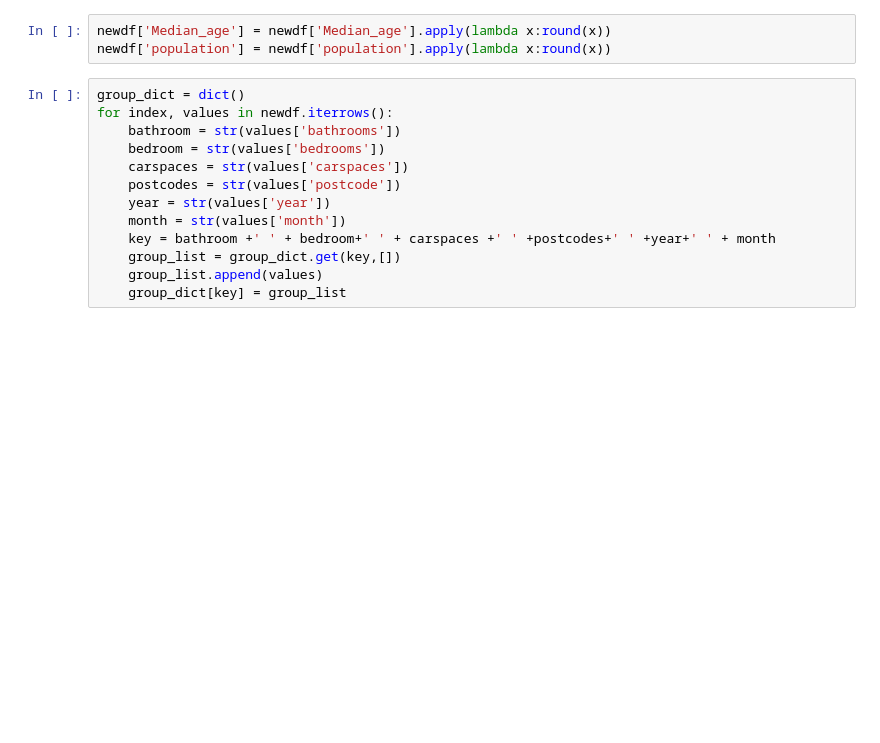
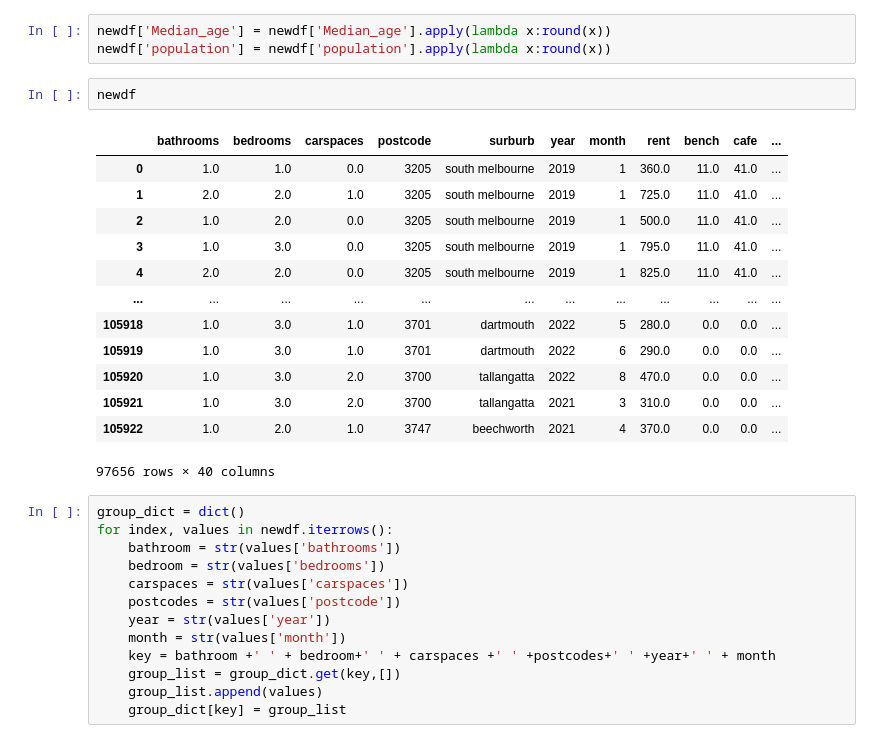
Before and after one commit to MAST30034-Applied-Data-Science/generic-real-estate-consulting-project-group-12, a Jupyter notebook: notebooks/final.ipynb, the cells around one changed output. Cells and saved outputs as stored; diff of their text form; blank space fills up the shorter version.

```diff
--- a/notebooks/final.ipynb
+++ b/notebooks/final.ipynb
@@ -211,6 +211,22 @@ house_count
 # %%
 newdf['Median_age'] = newdf['Median_age'].apply(lambda x:round(x))
 newdf['population'] = newdf['population'].apply(lambda x:round(x))
+# %%
+newdf
+# %% [output]
+|  | bathrooms | bedrooms | carspaces | postcode | surburb | year | month | rent | bench | cafe | ... |
+| 0 | 1.0 | 1.0 | 0.0 | 3205 | south melbourne | 2019 | 1 | 360.0 | 11.0 | 41.0 | ... |
+| 1 | 2.0 | 2.0 | 1.0 | 3205 | south melbourne | 2019 | 1 | 725.0 | 11.0 | 41.0 | ... |
+| 2 | 1.0 | 2.0 | 0.0 | 3205 | south melbourne | 2019 | 1 | 500.0 | 11.0 | 41.0 | ... |
+| 3 | 1.0 | 3.0 | 0.0 | 3205 | south melbourne | 2019 | 1 | 795.0 | 11.0 | 41.0 | ... |
+| 4 | 2.0 | 2.0 | 0.0 | 3205 | south melbourne | 2019 | 1 | 825.0 | 11.0 | 41.0 | ... |
+| ... | ... | ... | ... | ... | ... | ... | ... | ... | ... | ... | ... |
+| 105918 | 1.0 | 3.0 | 1.0 | 3701 | dartmouth | 2022 | 5 | 280.0 | 0.0 | 0.0 | ... |
+| 105919 | 1.0 | 3.0 | 1.0 | 3701 | dartmouth | 2022 | 6 | 290.0 | 0.0 | 0.0 | ... |
+| 105920 | 1.0 | 3.0 | 2.0 | 3700 | tallangatta | 2022 | 8 | 470.0 | 0.0 | 0.0 | ... |
+| 105921 | 1.0 | 3.0 | 2.0 | 3700 | tallangatta | 2021 | 3 | 310.0 | 0.0 | 0.0 | ... |
+| 105922 | 1.0 | 2.0 | 1.0 | 3747 | beechworth | 2021 | 4 | 370.0 | 0.0 | 0.0 | ... |
+97656 rows × 40 columns
 # %%
 group_dict = dict()
 for index, values in newdf.iterrows():
```
Also changed, not shown: parts of 23 cells of this notebook.
